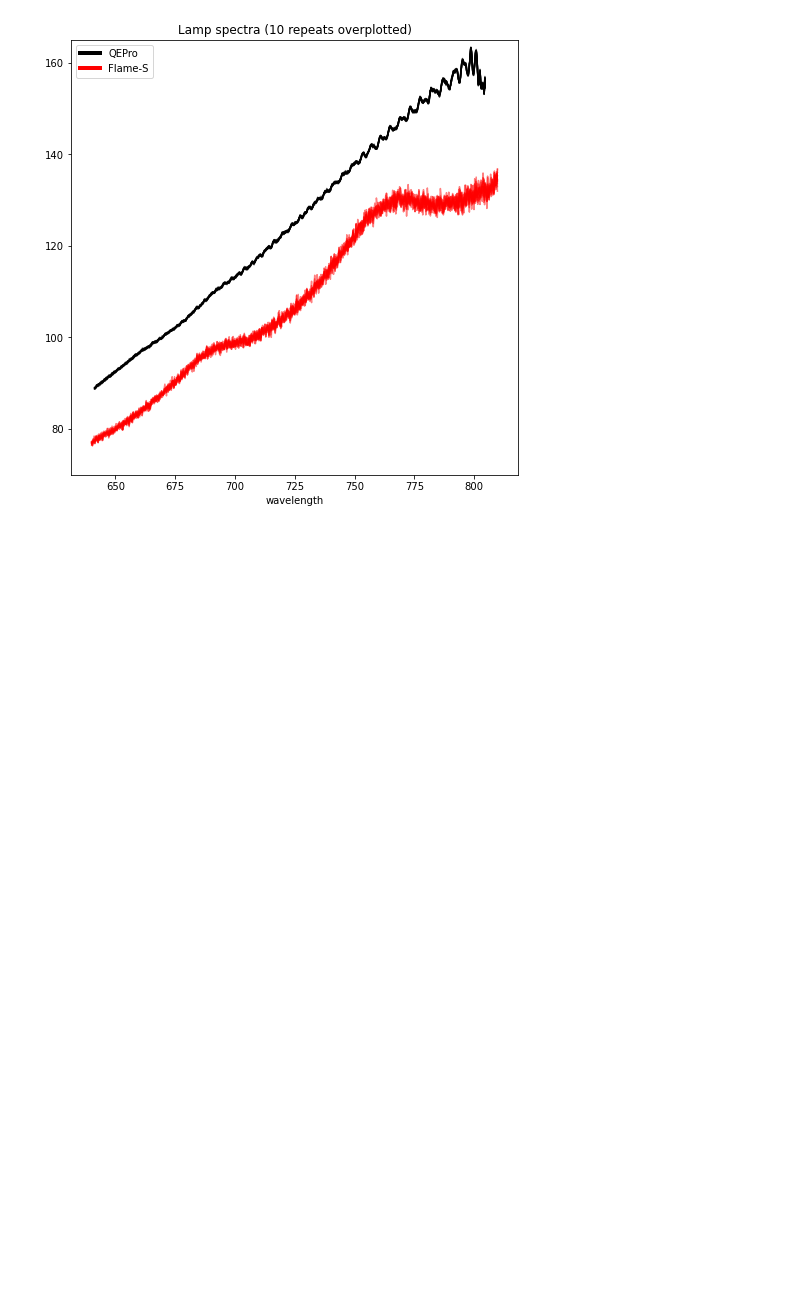
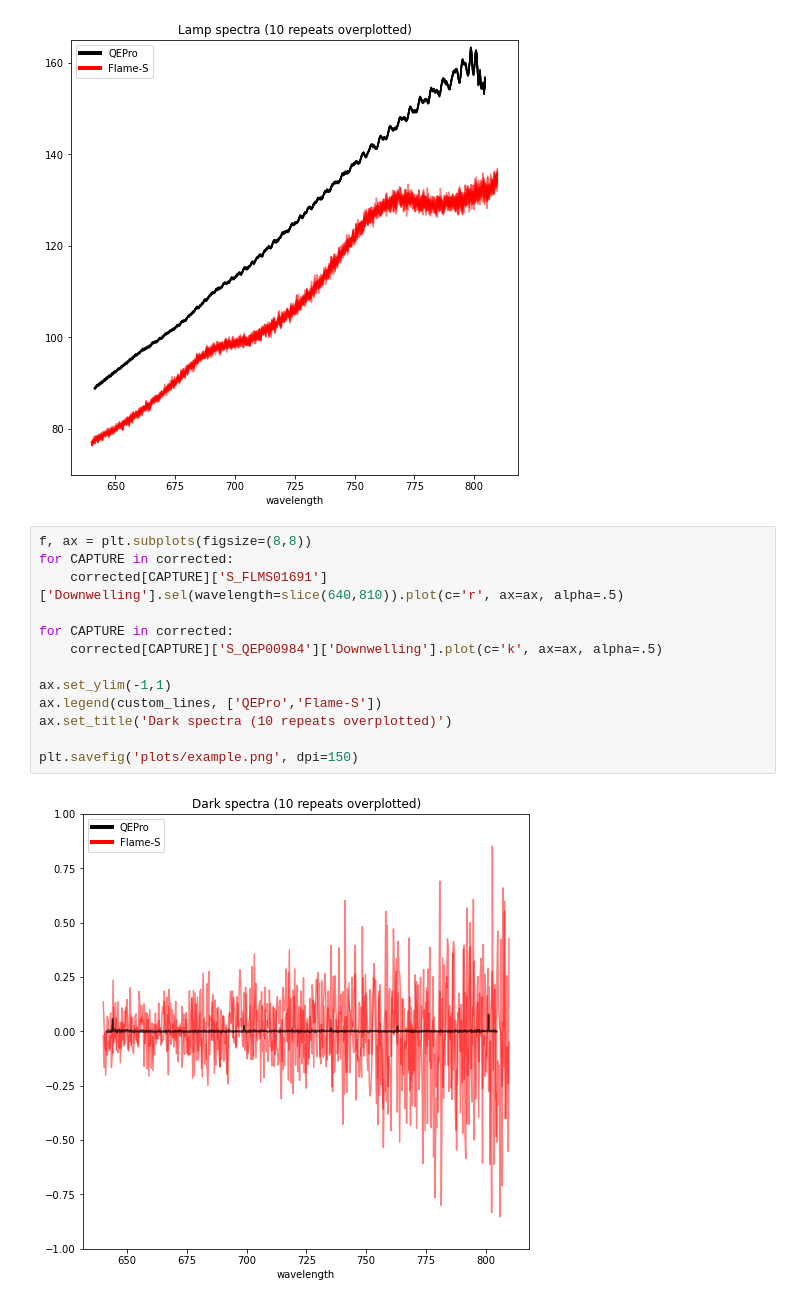
Before and after one commit to joe-fennell/piccolo-lite, a Jupyter notebook: example.ipynb, the cells around one changed output. Saved outputs shown, nothing was run; the diff lists cells and outputs as text; blank space fills up the shorter version.

```diff
--- a/example.ipynb
+++ b/example.ipynb
@@ -30,3 +30,18 @@ ax.set_title('Lamp spectra (10 repeats overplotted)')
 plt.savefig('plots/example.png', dpi=150)
 # %% [output]
 [figure]
+# %%
+f, ax = plt.subplots(figsize=(8,8))
+for CAPTURE in corrected:
+    corrected[CAPTURE]['S_FLMS01691']['Downwelling'].sel(wavelength=slice(640,810)).plot(c='r', ax=ax, alpha=.5)
+
+for CAPTURE in corrected:
+    corrected[CAPTURE]['S_QEP00984']['Downwelling'].plot(c='k', ax=ax, alpha=.5)
+
+ax.set_ylim(-1,1)
+ax.legend(custom_lines, ['QEPro','Flame-S'])
+ax.set_title('Dark spectra (10 repeats overplotted)')
+
+plt.savefig('plots/example.png', dpi=150)
+# %% [output]
+[figure, added]
```
Also changed, not shown: 6 other files.
